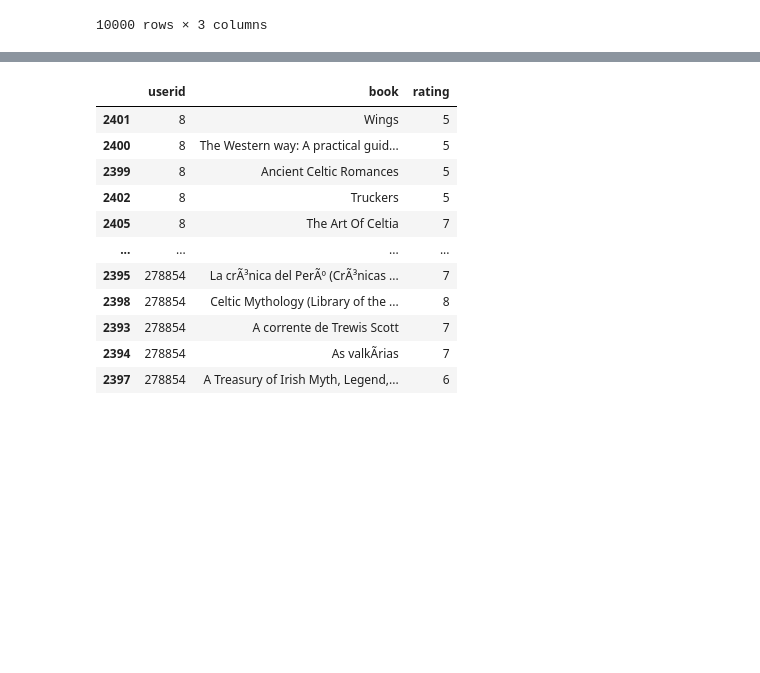
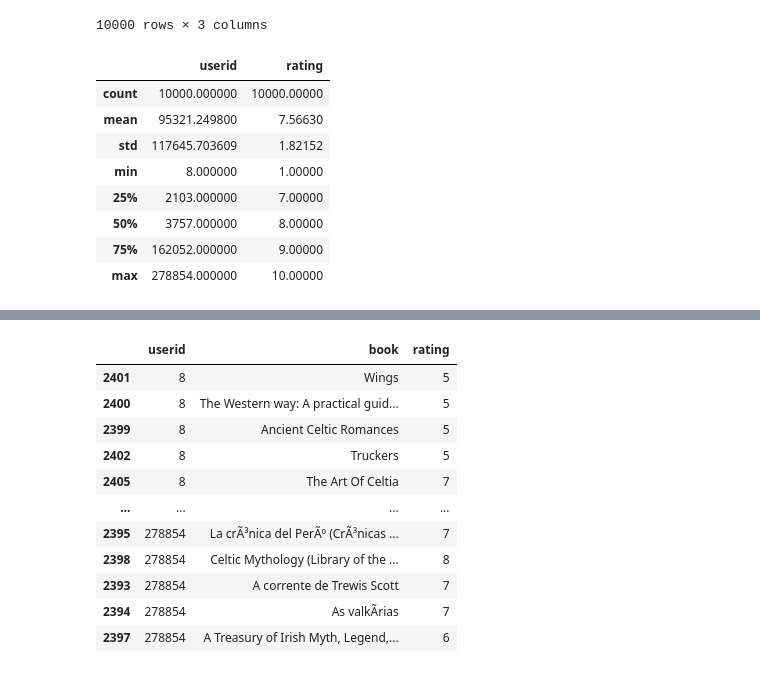
Before and after one commit to ch-aitali/assignments, a Jupyter notebook: recommendation_assignment.ipynb, the cells around one changed output, grey strips where cells are left out. Cells and saved outputs as stored; diff of their text form; code cells hidden in the pictures; blank space fills up the shorter version.

```diff
--- a/recommendation_assignment.ipynb
+++ b/recommendation_assignment.ipynb
@@ -42,3 +43,15 @@ df
 | 9998 | 162121 | Twilight | 8 |
 | 9999 | 162129 | Kids Say the Darndest Things | 6 |
 10000 rows × 3 columns
+# %%
+df.describe()
+# %% [output]
+|  | userid | rating |
+| count | 10000.000000 | 10000.00000 |
+| mean | 95321.249800 | 7.56630 |
+| std | 117645.703609 | 1.82152 |
+| min | 8.000000 | 1.00000 |
+| 25% | 2103.000000 | 7.00000 |
+| 50% | 3757.000000 | 8.00000 |
+| 75% | 162052.000000 | 9.00000 |
+| max | 278854.000000 | 10.00000 |
```
Also changed, not shown: parts of 5 cells of this notebook.
